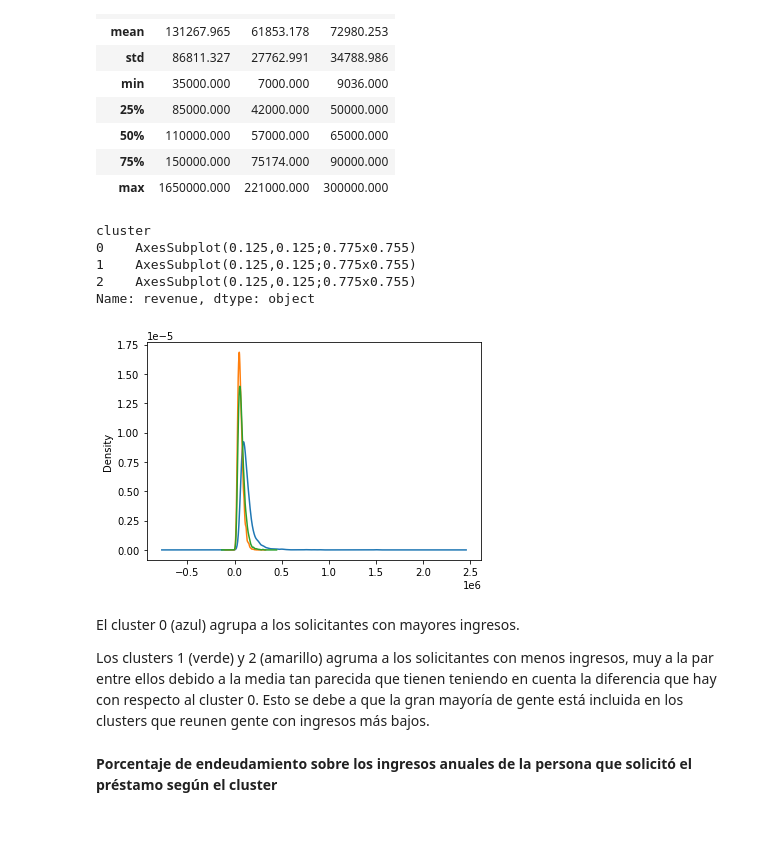
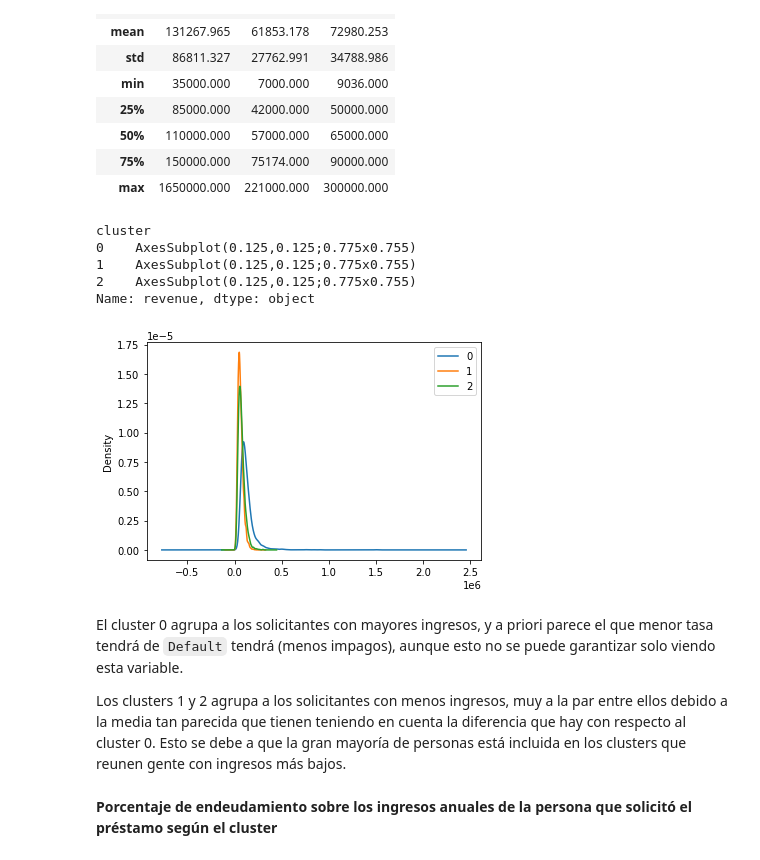
Before and after one commit to mario-sanz/IA2-Practicas, a Jupyter notebook: Lab1/P1_clustering.ipynb, the cells around one changed output. Saved outputs shown, nothing was run; the diff lists cells and outputs as text; code cells hidden in the pictures; blank space fills up the shorter version.

```diff
--- a/Lab1/P1_clustering.ipynb
+++ b/Lab1/P1_clustering.ipynb
@@ -527,18 +526,18 @@ df.groupby('cluster')["revenue"].describe(include=np.number).transpose()
 | 75% | 150000.000 | 75174.000 | 90000.000 |
 | max | 1650000.000 | 221000.000 | 300000.000 |
 # %%
-df.groupby(["cluster"])["revenue"].plot(kind="density")
+df.groupby(["cluster"])["revenue"].plot(kind="density", legend=True)
 # %% [output]
 cluster
 0    AxesSubplot(0.125,0.125;0.775x0.755)
 1    AxesSubplot(0.125,0.125;0.775x0.755)
 2    AxesSubplot(0.125,0.125;0.775x0.755)
 Name: revenue, dtype: object
-[figure, old version]
+[figure, new version]
 # %% [markdown]
-El cluster 0 (azul) agrupa a los solicitantes con mayores ingresos.
+El cluster 0 agrupa a los solicitantes con mayores ingresos, y a priori parece el que menor tasa tendrá de `Default` tendrá (menos impagos), aunque esto no se puede garantizar solo viendo esta variable.
 
-Los clusters 1 (verde) y 2 (amarillo) agruma a los solicitantes con menos ingresos, muy a la par entre ellos debido a la media tan parecida que tienen teniendo en cuenta la diferencia que hay con respecto al cluster 0. Esto se debe a que la gran mayoría de gente está incluida en los clusters que reunen gente con ingresos más bajos.
+Los clusters 1 y 2 agrupa a los solicitantes con menos ingresos, muy a la par entre ellos debido a la media tan parecida que tienen teniendo en cuenta la diferencia que hay con respecto al cluster 0. Esto se debe a que la gran mayoría de personas está incluida en los clusters que reunen gente con ingresos más bajos.
 # %% [markdown]
 **Porcentaje de endeudamiento sobre los ingresos anuales de la persona que solicitó el préstamo según el cluster**
 # %%
```
Also changed, not shown: parts of 26 cells of this notebook.
